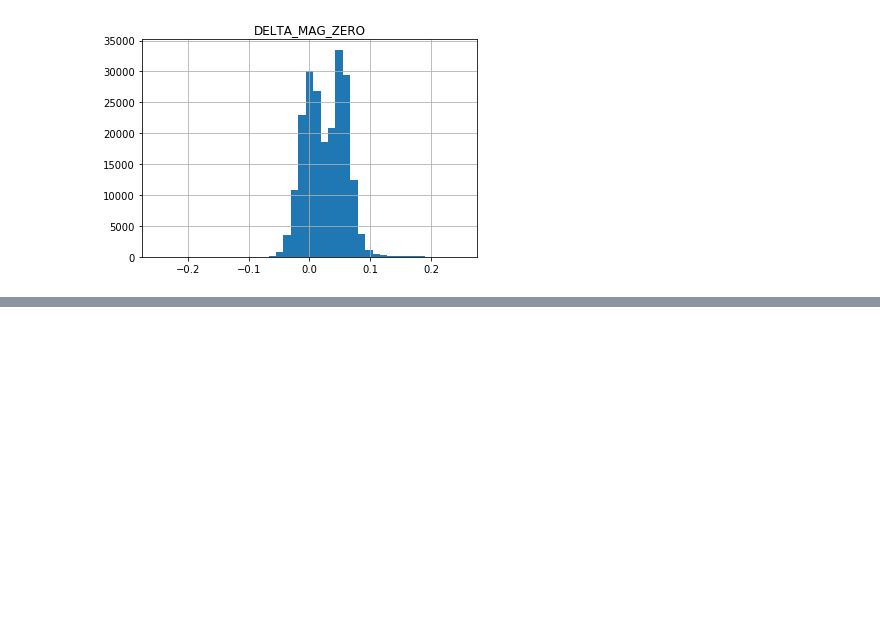
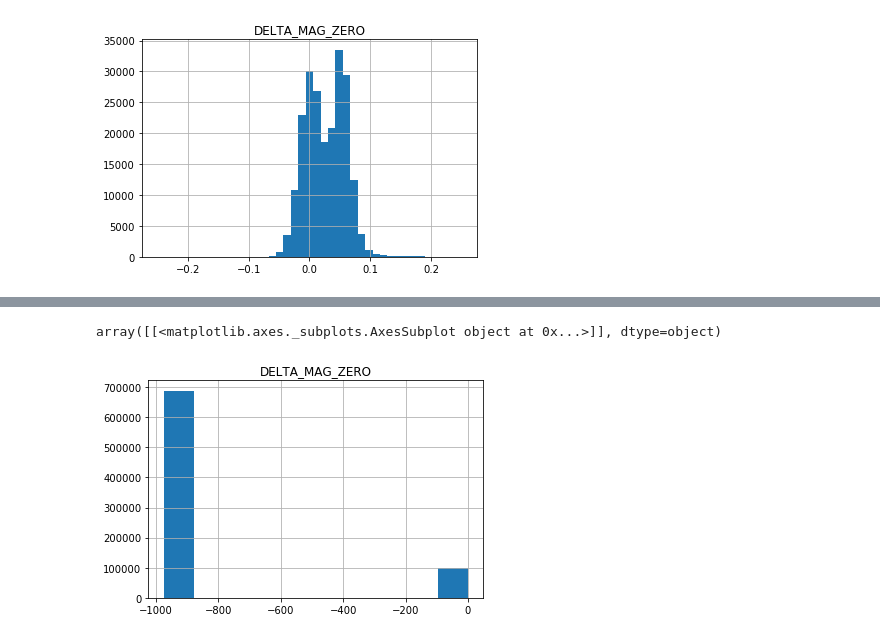
Before and after one commit to DouglasLeeTucker/DECam_PGCM, a Jupyter notebook: notebooks/BLISS_vs_Y3A2_ZPs.ipynb, the cells around one changed output, grey strips where cells are left out. Saved outputs shown, nothing was run; the diff lists cells and outputs as text; code cells hidden in the pictures; blank space fills up the shorter version.

Commit message:
Added Y4A1 expCalib vs. BLISS expCalib comparison; plus updates to comments and some variable names

```diff
--- a/notebooks/BLISS_vs_Y3A2_ZPs.ipynb
+++ b/notebooks/BLISS_vs_Y3A2_ZPs.ipynb
@@ -316,0 +323,4 @@ Y  0.026  0.028  0.041
+# %%
+# Match the expCalib Y4A1_FIRSTCUT and expCalib BLISS dataframes by EXPNUM and CCDNUM:
+df_expCalib_y4a1_bliss_zps_merged = pd.merge(df_zps_expCalib, df_bliss_zps, on=['EXPNUM','CCDNUM'], how='inner')
+df_expCalib_y4a1_bliss_zps_merged.head(10)
@@ -316,0 +339,6 @@ Y  0.026  0.028  0.041
+# %%
+# Create a column for the matched dataframe showing the difference between the
+#  expCalib Y4A1_FIRSTCUT zeropoint (MAG_ZERO_x) and the expCalib BLISS zeropoint (MAG_ZERO_y)
+#  for each EXPNUM,CCDNUM match...
+df_expCalib_y4a1_bliss_zps_merged.loc[:,'DELTA_MAG_ZERO'] = df_expCalib_y4a1_bliss_zps_merged.loc[:,'MAG_ZERO_x'] + (df_expCalib_y4a1_bliss_zps_merged.loc[:,'MAG_ZERO_y'])
+df_expCalib_y4a1_bliss_zps_merged.head(10)
@@ -316,0 +375,9 @@ Y  0.026  0.028  0.041
+# %%
+# Plot the histogram of DELTA_MAG_ZERO (= MAG_ZERO_x-MAG_ZERO_y = MAG_ZERO_expCalib_y4a1 - MAG_ZERO_expcalib_bliss)
+#  for all EXPNUM,CCDNUM matches in all bands:
+df_expCalib_y4a1_bliss_zps_merged.hist('DELTA_MAG_ZERO')
+
+# Note:  there are signal values at c. -10000 to exclude:
+# %% [output]
+array([[<matplotlib.axes._subplots.AxesSubplot object at 0x...>]], dtype=object)
+[figure, added]
```
Also changed, not shown: parts of 12 cells of this notebook.
